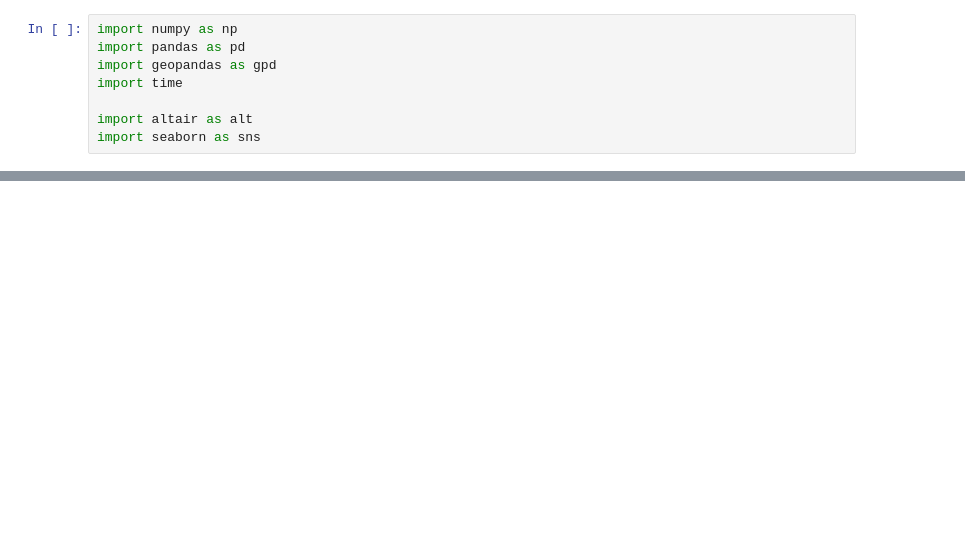
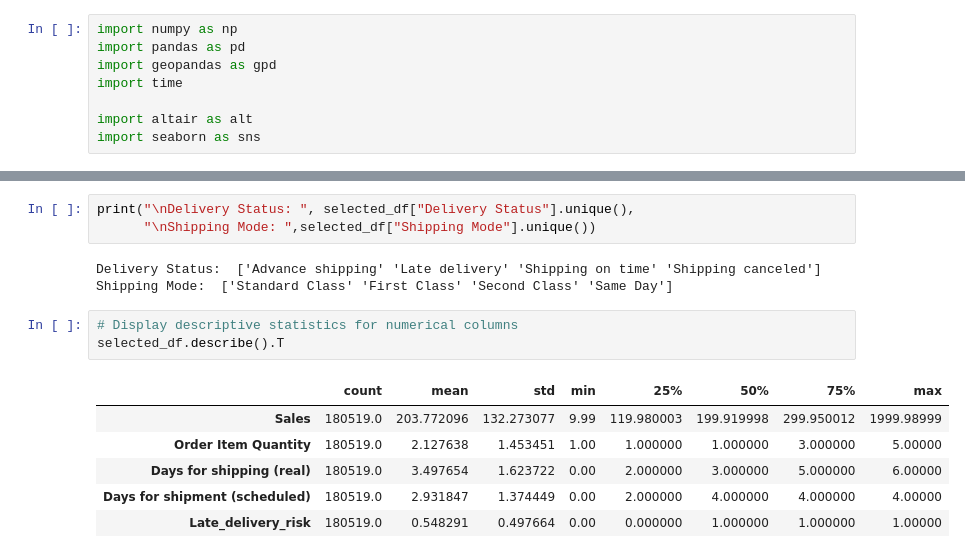
Before and after one commit to datawithalvin/pacmann-business-analytics, a Jupyter notebook: notebooks/data-exploration.ipynb, the cells around one changed output, grey strips where cells are left out. Cells and saved outputs as stored; diff of their text form; blank space fills up the shorter version.

```diff
--- a/notebooks/data-exploration.ipynb
+++ b/notebooks/data-exploration.ipynb
@@ -105,0 +189,16 @@ description
+# %%
+print("\nDelivery Status: ", selected_df["Delivery Status"].unique(),
+      "\nShipping Mode: ",selected_df["Shipping Mode"].unique())
+# %% [output]
+Delivery Status:  ['Advance shipping' 'Late delivery' 'Shipping on time' 'Shipping canceled']
+Shipping Mode:  ['Standard Class' 'First Class' 'Second Class' 'Same Day']
+# %%
+# Display descriptive statistics for numerical columns
+selected_df.describe().T
+# %% [output]
+|  | count | mean | std | min | 25% | 50% | 75% | max |
+| Sales | 180519.0 | 203.772096 | 132.273077 | 9.99 | 119.980003 | 199.919998 | 299.950012 | 1999.98999 |
+| Order Item Quantity | 180519.0 | 2.127638 | 1.453451 | 1.00 | 1.000000 | 1.000000 | 3.000000 | 5.00000 |
+| Days for shipping (real) | 180519.0 | 3.497654 | 1.623722 | 0.00 | 2.000000 | 3.000000 | 5.000000 | 6.00000 |
+| Days for shipment (scheduled) | 180519.0 | 2.931847 | 1.374449 | 0.00 | 2.000000 | 4.000000 | 4.000000 | 4.00000 |
+| Late_delivery_risk | 180519.0 | 0.548291 | 0.497664 | 0.00 | 0.000000 | 1.000000 | 1.000000 | 1.00000 |
```
Also changed, not shown: parts of 27 cells of this notebook.
